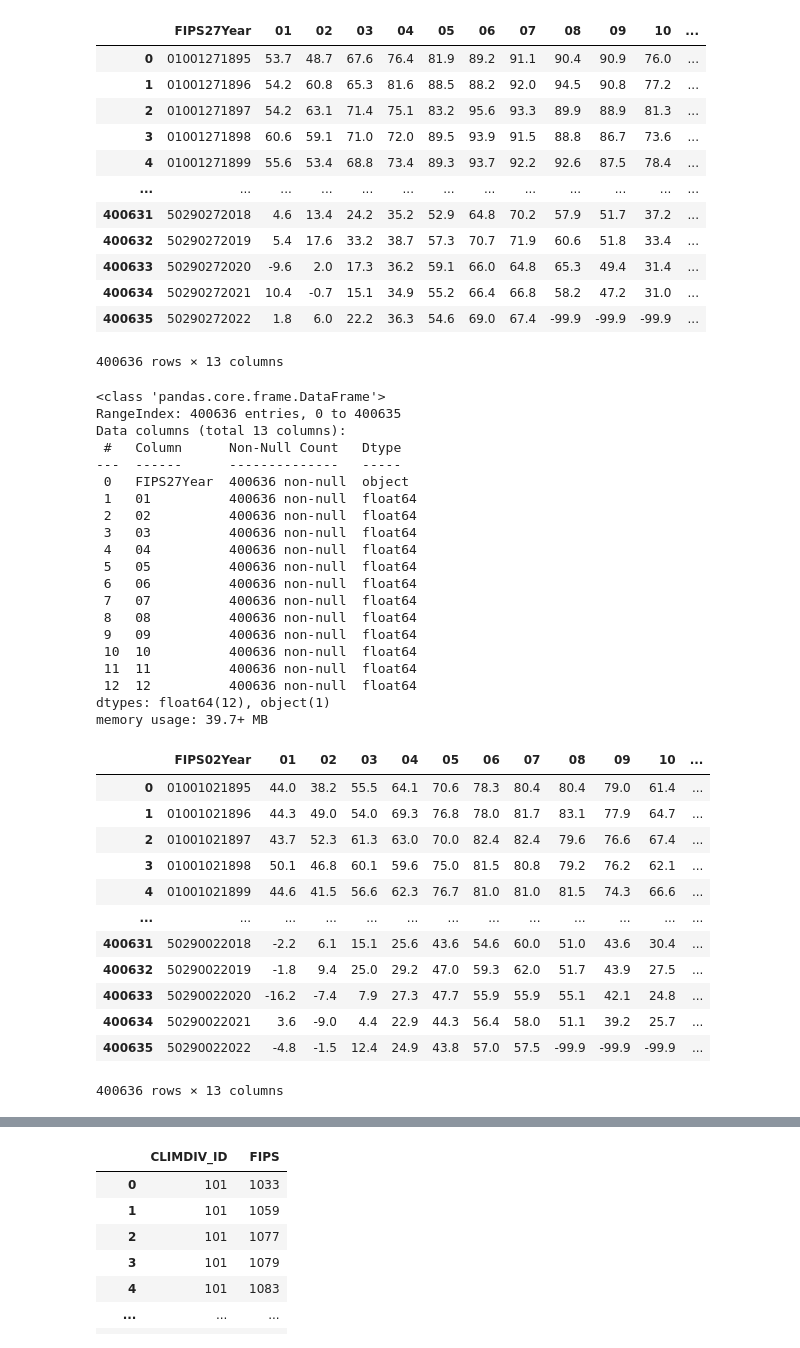
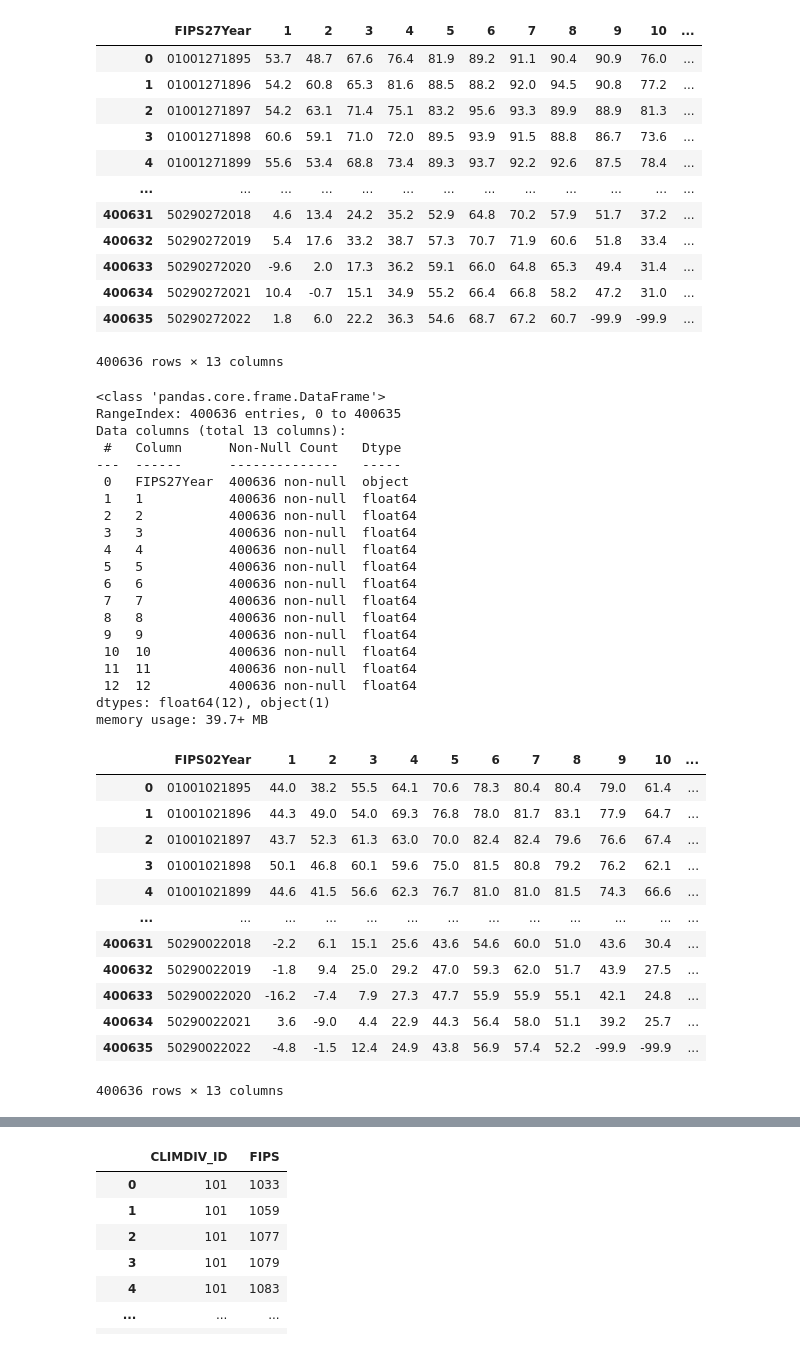
Before and after one commit to gweggurs/Soil, a Jupyter notebook: Soil, data acquisition.ipynb, the cells around one changed output, grey strips where cells are left out. Cells and saved outputs as stored; diff of their text form; code cells hidden in the pictures.

```diff
--- a/Soil, data acquisition.ipynb
+++ b/Soil, data acquisition.ipynb
@@ -101,13 +185,14 @@ Data columns (total 13 columns):
 dtypes: float64(12), object(1)
 memory usage: 39.7+ MB
 # %%
-maxTemp_df = pd.read_csv('data/climdiv-tmaxcy-v1.0.0-20220804.txt',
-                          sep='\s+',
-                          index_col=False,
+maxTemp_df = pd.read_csv('data/climdiv-tmaxcy-v1.0.0-20220907.txt',
+                         sep='\s+',
+                         index_col=False,
+                         names = ['FIPS27Year', '1', '2', '3', '4', '5', '6', '7', '8', '9', '10', '11', '12'],
                          dtype={'FIPS27Year':str})
 maxTemp_df
 # %% [output]
-|  | FIPS27Year | 01 | 02 | 03 | 04 | 05 | 06 | 07 | 08 | 09 | 10 | ... |
+|  | FIPS27Year | 1 | 2 | 3 | 4 | 5 | 6 | 7 | 8 | 9 | 10 | ... |
 | 0 | 01001271895 | 53.7 | 48.7 | 67.6 | 76.4 | 81.9 | 89.2 | 91.1 | 90.4 | 90.9 | 76.0 | ... |
 | 1 | 01001271896 | 54.2 | 60.8 | 65.3 | 81.6 | 88.5 | 88.2 | 92.0 | 94.5 | 90.8 | 77.2 | ... |
 | 2 | 01001271897 | 54.2 | 63.1 | 71.4 | 75.1 | 83.2 | 95.6 | 93.3 | 89.9 | 88.9 | 81.3 | ... |
@@ -118,7 +203,7 @@ maxTemp_df
 | 400632 | 50290272019 | 5.4 | 17.6 | 33.2 | 38.7 | 57.3 | 70.7 | 71.9 | 60.6 | 51.8 | 33.4 | ... |
 | 400633 | 50290272020 | -9.6 | 2.0 | 17.3 | 36.2 | 59.1 | 66.0 | 64.8 | 65.3 | 49.4 | 31.4 | ... |
 | 400634 | 50290272021 | 10.4 | -0.7 | 15.1 | 34.9 | 55.2 | 66.4 | 66.8 | 58.2 | 47.2 | 31.0 | ... |
-| 400635 | 50290272022 | 1.8 | 6.0 | 22.2 | 36.3 | 54.6 | 69.0 | 67.4 | -99.9 | -99.9 | -99.9 | ... |
+| 400635 | 50290272022 | 1.8 | 6.0 | 22.2 | 36.3 | 54.6 | 68.7 | 67.2 | 60.7 | -99.9 | -99.9 | ... |
 400636 rows × 13 columns
 # %%
 maxTemp_df.info()
@@ -129,28 +214,29 @@ Data columns (total 13 columns):
  #   Column      Non-Null Count   Dtype
 ---  ------      --------------   -----
  0   FIPS27Year  400636 non-null  object
- 1   01          400636 non-null  float64
- 2   02          400636 non-null  float64
- 3   03          400636 non-null  float64
- 4   04          400636 non-null  float64
- 5   05          400636 non-null  float64
- 6   06          400636 non-null  float64
- 7   07          400636 non-null  float64
- 8   08          400636 non-null  float64
- 9   09          400636 non-null  float64
+ 1   1           400636 non-null  float64
+ 2   2           400636 non-null  float64
+ 3   3           400636 non-null  float64
+ 4   4           400636 non-null  float64
+ 5   5           400636 non-null  float64
+ 6   6           400636 non-null  float64
+ 7   7           400636 non-null  float64
+ 8   8           400636 non-null  float64
+ 9   9           400636 non-null  float64
  10  10          400636 non-null  float64
  11  11          400636 non-null  float64
  12  12          400636 non-null  float64
 dtypes: float64(12), object(1)
 memory usage: 39.7+ MB
 # %%
-avgTemp_df = pd.read_csv('data/climdiv-tmpccy-v1.0.0-20220804.txt',
-                          sep='\s+',
-                          index_col=False,
+avgTemp_df = pd.read_csv('data/climdiv-tmpccy-v1.0.0-20220907.txt',
+                         sep='\s+',
+                         index_col=False,
+                         names = ['FIPS02Year', '1', '2', '3', '4', '5', '6', '7', '8', '9', '10', '11', '12'],
                          dtype={'FIPS02Year':str})
 avgTemp_df
 # %% [output]
-|  | FIPS02Year | 01 | 02 | 03 | 04 | 05 | 06 | 07 | 08 | 09 | 10 | ... |
+|  | FIPS02Year | 1 | 2 | 3 | 4 | 5 | 6 | 7 | 8 | 9 | 10 | ... |
 | 0 | 01001021895 | 44.0 | 38.2 | 55.5 | 64.1 | 70.6 | 78.3 | 80.4 | 80.4 | 79.0 | 61.4 | ... |
 | 1 | 01001021896 | 44.3 | 49.0 | 54.0 | 69.3 | 76.8 | 78.0 | 81.7 | 83.1 | 77.9 | 64.7 | ... |
 | 2 | 01001021897 | 43.7 | 52.3 | 61.3 | 63.0 | 70.0 | 82.4 | 82.4 | 79.6 | 76.6 | 67.4 | ... |
@@ -161,7 +247,7 @@ avgTemp_df
 | 400632 | 50290022019 | -1.8 | 9.4 | 25.0 | 29.2 | 47.0 | 59.3 | 62.0 | 51.7 | 43.9 | 27.5 | ... |
 | 400633 | 50290022020 | -16.2 | -7.4 | 7.9 | 27.3 | 47.7 | 55.9 | 55.9 | 55.1 | 42.1 | 24.8 | ... |
 | 400634 | 50290022021 | 3.6 | -9.0 | 4.4 | 22.9 | 44.3 | 56.4 | 58.0 | 51.1 | 39.2 | 25.7 | ... |
-| 400635 | 50290022022 | -4.8 | -1.5 | 12.4 | 24.9 | 43.8 | 57.0 | 57.5 | -99.9 | -99.9 | -99.9 | ... |
+| 400635 | 50290022022 | -4.8 | -1.5 | 12.4 | 24.9 | 43.8 | 56.9 | 57.4 | 52.2 | -99.9 | -99.9 | ... |
 400636 rows × 13 columns
 # %%
 avgTemp_df.info()
```
Also changed, not shown: parts of 25 cells of this notebook.
